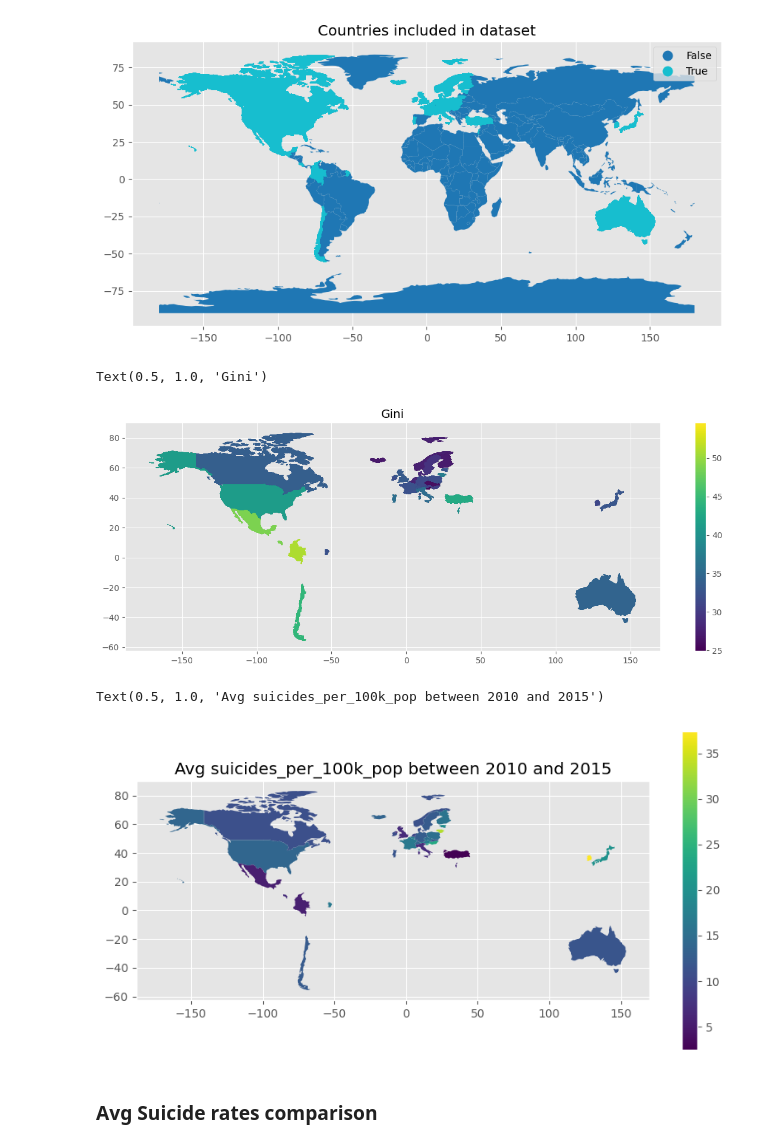
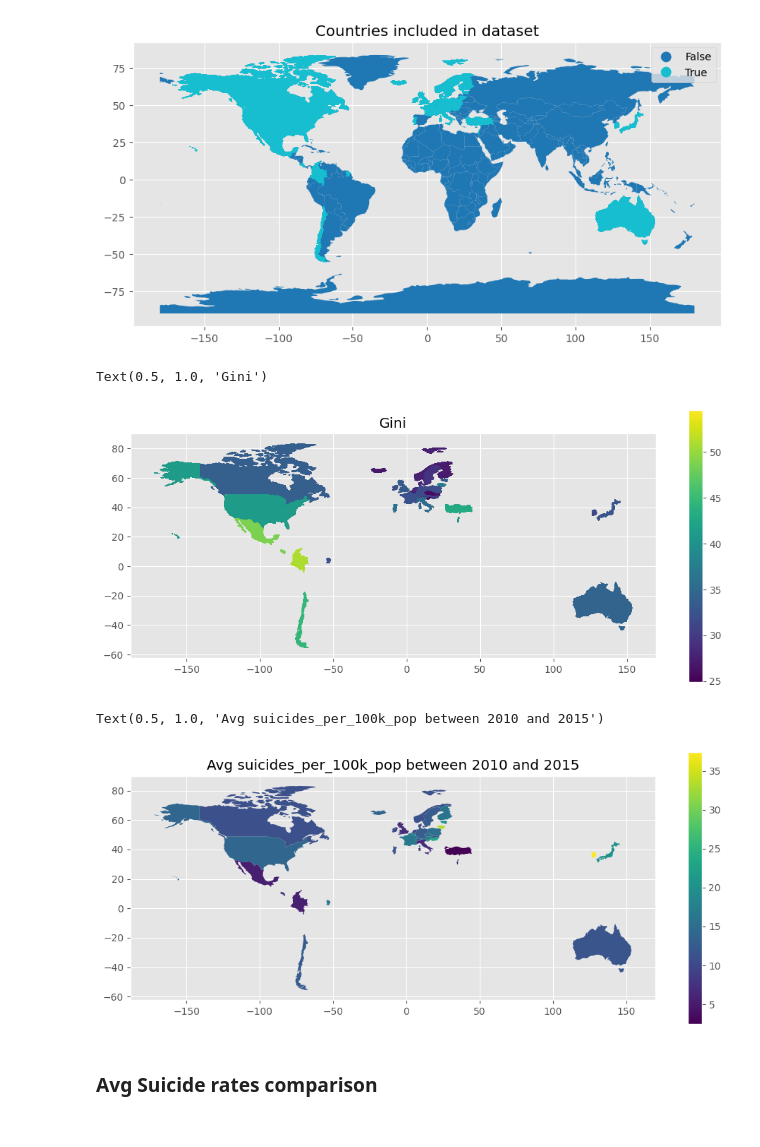
Before and after one commit to MarcelRosier/bdp_project, a Jupyter notebook: mental_health/eda_ds.ipynb, the cells around one changed output. Cells and saved outputs as stored; diff of their text form; code cells hidden in the pictures.

Commit message:
- adapted figsizes

```diff
--- a/mental_health/eda_ds.ipynb
+++ b/mental_health/eda_ds.ipynb
@@ -113,23 +113,23 @@ Text(0.5, 1.0, 'Countries included in dataset')
 # %%
 # gini comp
 geo_df = pd.merge(world,df,left_on='iso_a3',right_on='country_code', how='left')
 ax = geo_df.plot(column='gini',
-           figsize=(15, 5),
+           figsize=(12, 5),
            legend=True)# ,cmap='cool')#
 ax.set_title('Gini')
 # %% [output]
 Text(0.5, 1.0, 'Gini')
-[figure, old version]
+[figure, new version]
 # %%
 avg_per_year = df.groupby(['country_code'])['suicides_per_100k_pop'].mean().reset_index()
 geo_df = pd.merge(world,avg_per_year,left_on='iso_a3',right_on='country_code', how='left')
 ax = geo_df.plot(column='suicides_per_100k_pop',
-           figsize=(10, 5),
+           figsize=(12, 5),
            legend=True)# ,cmap='cool')#
 ax.set_title('Avg suicides_per_100k_pop between 2010 and 2015')
 # %% [output]
 Text(0.5, 1.0, 'Avg suicides_per_100k_pop between 2010 and 2015')
-[figure, old version]
+[figure, new version]
 # %% [markdown]
 ### Avg Suicide rates comparison
 # %%
```
Also changed, not shown: parts of 5 cells of this notebook.
